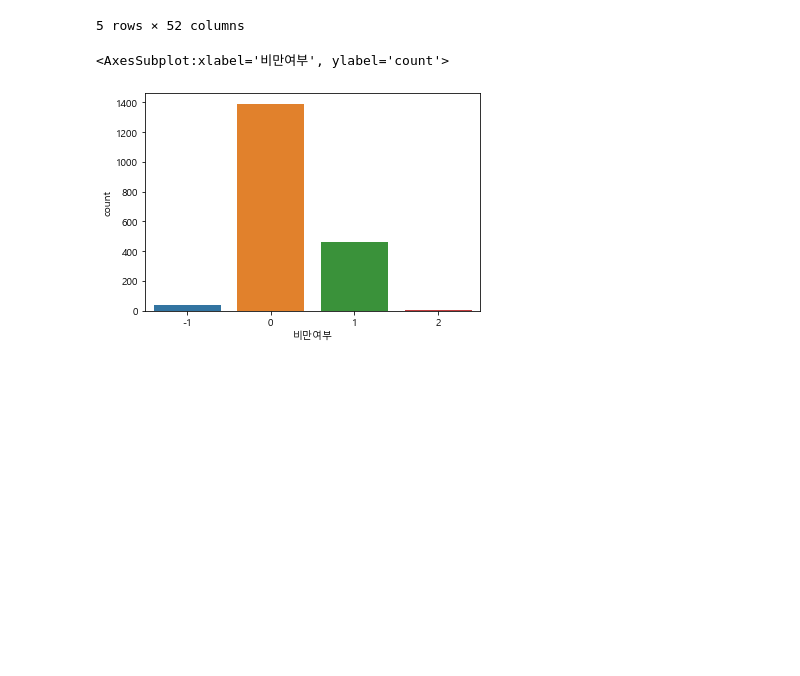
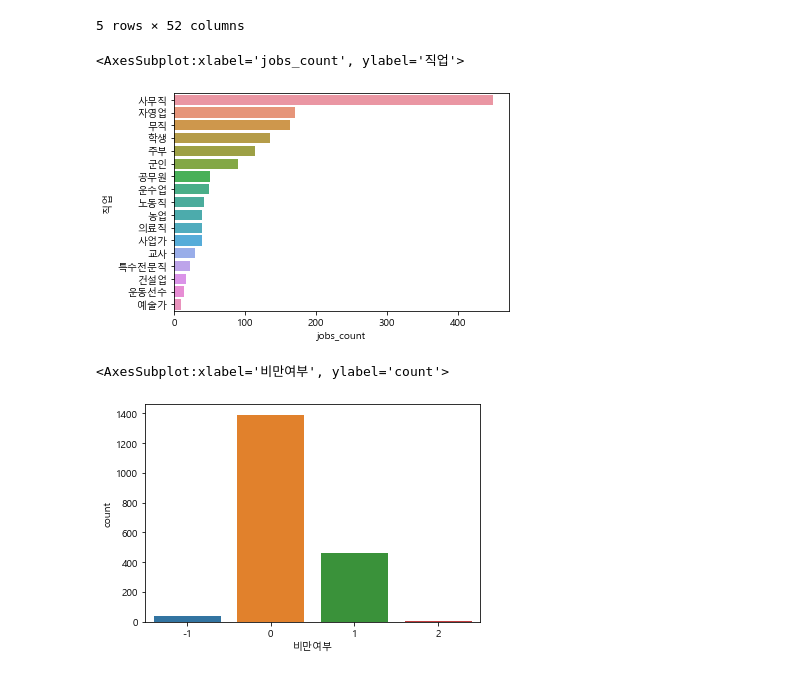
Before and after one commit to tiamoirony/six_medical, a Jupyter notebook: RPA_4기_프로젝트3_6조.ipynb, the cells around one changed output. Cells and saved outputs as stored; diff of their text form; code cells hidden in the pictures; blank space fills up the shorter version.

```diff
--- a/RPA_4기_프로젝트3_6조.ipynb
+++ b/RPA_4기_프로젝트3_6조.ipynb
@@ -192,6 +195,17 @@ data.head()
 | 3 | 4PT | 10.6 | 7.3 | 250.1 | 0 | 2534.5 | 0 | 49.2 | 18.7 | ... |
 | 4 | 5PT | 17.1 | 8.1 | 232.2 | 0 | 1840.6 | 0 | 58.8 | 14.7 | ... |
 5 rows × 52 columns
+# %%
+jobs = data[['환자ID', '성별', '직업' , '비만여부', '지방축적도', '입원기간' , '고혈압여부' ,'당뇨여부', '과거수술횟수', '수술실패여부', '재발여부']]
+
+# 사무직 자영업 무직 순으로 많다
+
+jobs_count = jobs.groupby(['직업'], as_index=False).agg(jobs_count = ('환자ID', 'count'))
+jobs_count2 = jobs_count.sort_values(by = 'jobs_count', ascending=False )
+sns.barplot(data = jobs_count2, x = 'jobs_count', y = '직업' )
+# %% [output]
+<AxesSubplot:xlabel='jobs_count', ylabel='직업'>
+[figure, added]
 # %%
 sns.countplot(data = data , x = '비만여부' ) # 전체 수술환자 비만정도
 # %% [output]
```
Also changed, not shown: parts of 10 cells of this notebook.
